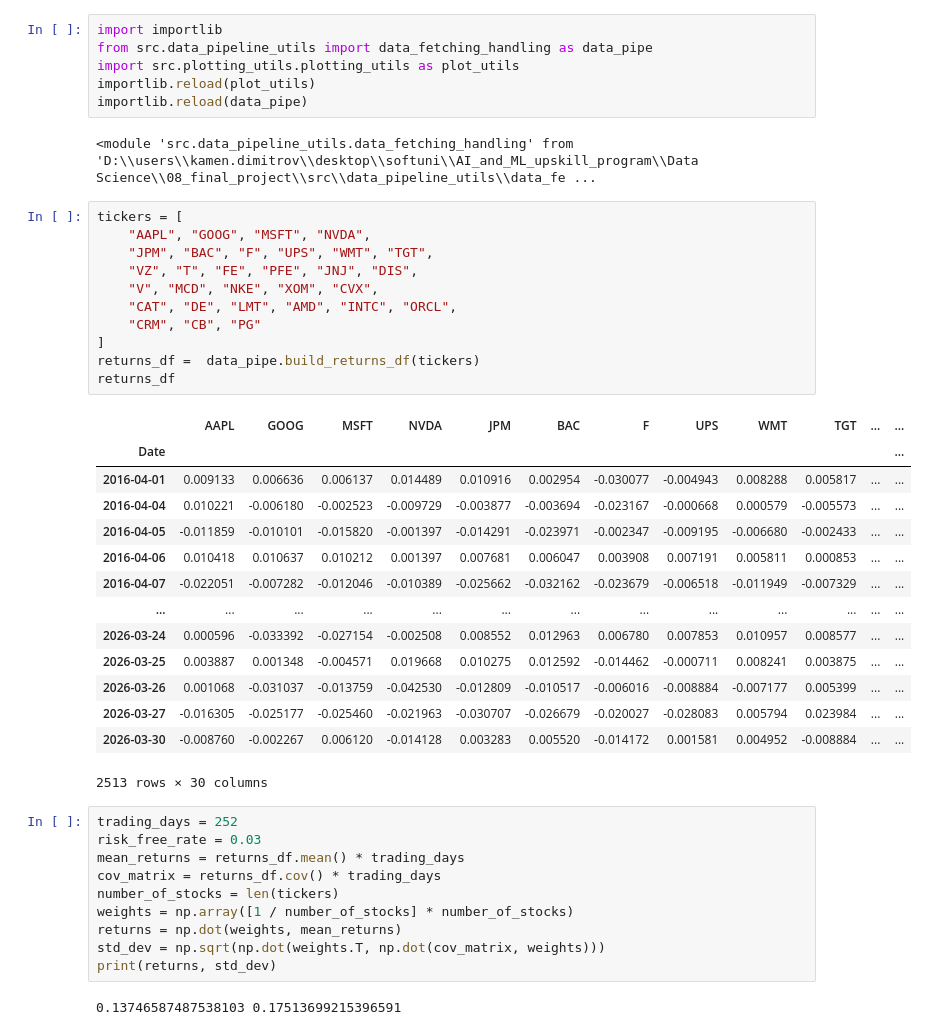
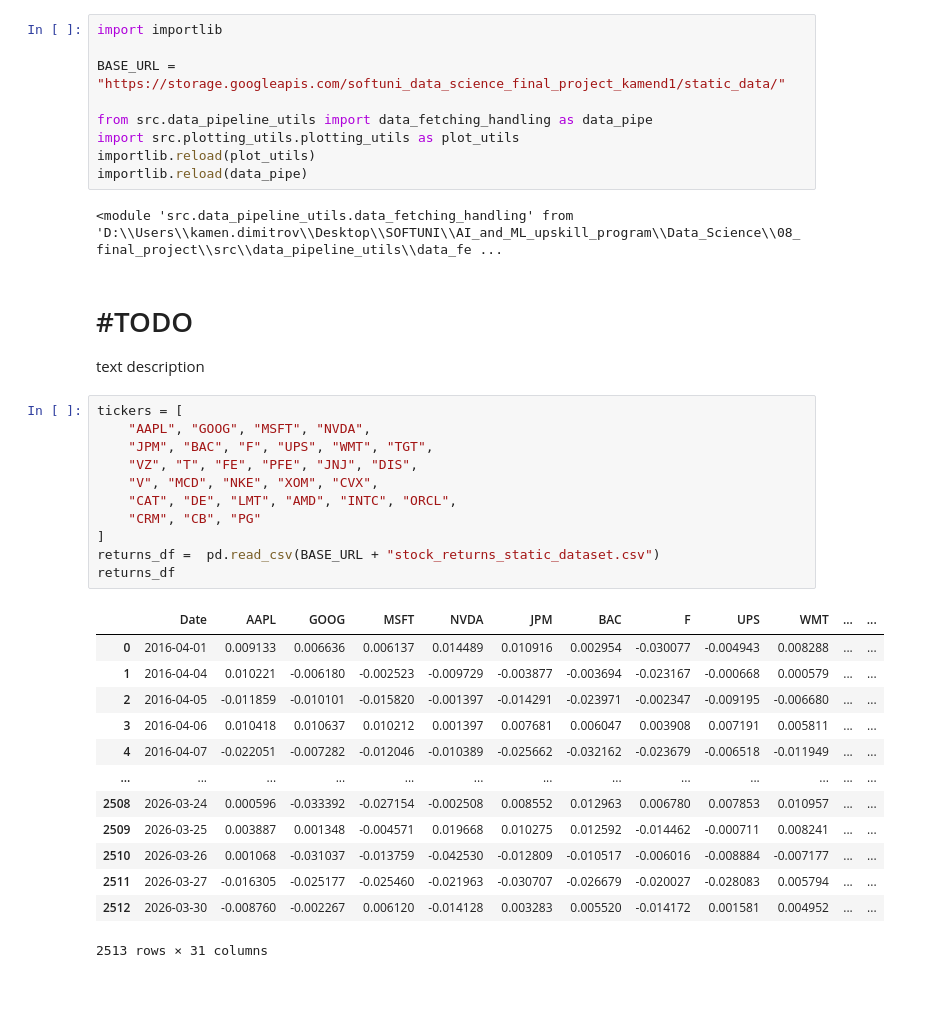
Before and after one commit to Kamend1/data_science_final_project, a Jupyter notebook: notebooks/1_4_signal_to_portfolio_influence_hypothesis_testing.ipynb, the cells around one changed output. Saved outputs shown, nothing was run; the diff lists cells and outputs as text; blank space fills up the shorter version.

```diff
--- a/notebooks/1_2_signal_hypothesis_testing.ipynb
+++ b/notebooks/1_4_signal_to_portfolio_influence_hypothesis_testing.ipynb
@@ -24,46 +34,40 @@ Working directory set to: D:\users\kamen.dimitrov\desktop\softuni\AI_and_ML_upsk
 # %%
 import importlib
+
+BASE_URL = "https://storage.googleapis.com/softuni_data_science_final_project_kamend1/static_data/"
+
 from src.data_pipeline_utils import data_fetching_handling as data_pipe
 import src.plotting_utils.plotting_utils as plot_utils
 importlib.reload(plot_utils)
 importlib.reload(data_pipe)
 # %% [output]
-<module 'src.data_pipeline_utils.data_fetching_handling' from 'D:\\users\\kamen.dimitrov\\desktop\\softuni\\AI_and_ML_upskill_program\\Data Science\\08_final_project\\src\\data_pipeline_utils\\data_fe ...
+<module 'src.data_pipeline_utils.data_fetching_handling' from 'D:\\Users\\kamen.dimitrov\\Desktop\\SOFTUNI\\AI_and_ML_upskill_program\\Data_Science\\08_final_project\\src\\data_pipeline_utils\\data_fe ...
+# %% [markdown]
+# #TODO
+
+text description
 # %%
 tickers = [
     "AAPL", "GOOG", "MSFT", "NVDA",
     "JPM", "BAC", "F", "UPS", "WMT", "TGT",
     "VZ", "T", "FE", "PFE", "JNJ", "DIS",
     "V", "MCD", "NKE", "XOM", "CVX",
     "CAT", "DE", "LMT", "AMD", "INTC", "ORCL",
     "CRM", "CB", "PG"
 ]
-returns_df =  data_pipe.build_returns_df(tickers)
+returns_df =  pd.read_csv(BASE_URL + "stock_returns_static_dataset.csv")
 returns_df
 # %% [output]
-|  | AAPL | GOOG | MSFT | NVDA | JPM | BAC | F | UPS | WMT | TGT | ... | ... |
-| Date |  |  |  |  |  |  |  |  |  |  |  | ... |
-| 2016-04-01 | 0.009133 | 0.006636 | 0.006137 | 0.014489 | 0.010916 | 0.002954 | -0.030077 | -0.004943 | 0.008288 | 0.005817 | ... | ... |
-| 2016-04-04 | 0.010221 | -0.006180 | -0.002523 | -0.009729 | -0.003877 | -0.003694 | -0.023167 | -0.000668 | 0.000579 | -0.005573 | ... | ... |
-| 2016-04-05 | -0.011859 | -0.010101 | -0.015820 | -0.001397 | -0.014291 | -0.023971 | -0.002347 | -0.009195 | -0.006680 | -0.002433 | ... | ... |
-| 2016-04-06 | 0.010418 | 0.010637 | 0.010212 | 0.001397 | 0.007681 | 0.006047 | 0.003908 | 0.007191 | 0.005811 | 0.000853 | ... | ... |
-| 2016-04-07 | -0.022051 | -0.007282 | -0.012046 | -0.010389 | -0.025662 | -0.032162 | -0.023679 | -0.006518 | -0.011949 | -0.007329 | ... | ... |
+|  | Date | AAPL | GOOG | MSFT | NVDA | JPM | BAC | F | UPS | WMT | ... | ... |
+| 0 | 2016-04-01 | 0.009133 | 0.006636 | 0.006137 | 0.014489 | 0.010916 | 0.002954 | -0.030077 | -0.004943 | 0.008288 | ... | ... |
+| 1 | 2016-04-04 | 0.010221 | -0.006180 | -0.002523 | -0.009729 | -0.003877 | -0.003694 | -0.023167 | -0.000668 | 0.000579 | ... | ... |
+| 2 | 2016-04-05 | -0.011859 | -0.010101 | -0.015820 | -0.001397 | -0.014291 | -0.023971 | -0.002347 | -0.009195 | -0.006680 | ... | ... |
+| 3 | 2016-04-06 | 0.010418 | 0.010637 | 0.010212 | 0.001397 | 0.007681 | 0.006047 | 0.003908 | 0.007191 | 0.005811 | ... | ... |
+| 4 | 2016-04-07 | -0.022051 | -0.007282 | -0.012046 | -0.010389 | -0.025662 | -0.032162 | -0.023679 | -0.006518 | -0.011949 | ... | ... |
 | ... | ... | ... | ... | ... | ... | ... | ... | ... | ... | ... | ... | ... |
-| 2026-03-24 | 0.000596 | -0.033392 | -0.027154 | -0.002508 | 0.008552 | 0.012963 | 0.006780 | 0.007853 | 0.010957 | 0.008577 | ... | ... |
-| 2026-03-25 | 0.003887 | 0.001348 | -0.004571 | 0.019668 | 0.010275 | 0.012592 | -0.014462 | -0.000711 | 0.008241 | 0.003875 | ... | ... |
-| 2026-03-26 | 0.001068 | -0.031037 | -0.013759 | -0.042530 | -0.012809 | -0.010517 | -0.006016 | -0.008884 | -0.007177 | 0.005399 | ... | ... |
-| 2026-03-27 | -0.016305 | -0.025177 | -0.025460 | -0.021963 | -0.030707 | -0.026679 | -0.020027 | -0.028083 | 0.005794 | 0.023984 | ... | ... |
-| 2026-03-30 | -0.008760 | -0.002267 | 0.006120 | -0.014128 | 0.003283 | 0.005520 | -0.014172 | 0.001581 | 0.004952 | -0.008884 | ... | ... |
+| 2508 | 2026-03-24 | 0.000596 | -0.033392 | -0.027154 | -0.002508 | 0.008552 | 0.012963 | 0.006780 | 0.007853 | 0.010957 | ... | ... |
+| 2509 | 2026-03-25 | 0.003887 | 0.001348 | -0.004571 | 0.019668 | 0.010275 | 0.012592 | -0.014462 | -0.000711 | 0.008241 | ... | ... |
+| 2510 | 2026-03-26 | 0.001068 | -0.031037 | -0.013759 | -0.042530 | -0.012809 | -0.010517 | -0.006016 | -0.008884 | -0.007177 | ... | ... |
+| 2511 | 2026-03-27 | -0.016305 | -0.025177 | -0.025460 | -0.021963 | -0.030707 | -0.026679 | -0.020027 | -0.028083 | 0.005794 | ... | ... |
+| 2512 | 2026-03-30 | -0.008760 | -0.002267 | 0.006120 | -0.014128 | 0.003283 | 0.005520 | -0.014172 | 0.001581 | 0.004952 | ... | ... |
-2513 rows × 30 columns
+2513 rows × 31 columns
-# %%
-trading_days = 252
-risk_free_rate = 0.03
-mean_returns = returns_df.mean() * trading_days
-cov_matrix = returns_df.cov() * trading_days
-number_of_stocks = len(tickers)
-weights = np.array([1 / number_of_stocks] * number_of_stocks)
-returns = np.dot(weights, mean_returns)
-std_dev = np.sqrt(np.dot(weights.T, np.dot(cov_matrix, weights)))
-print(returns, std_dev)
-# %% [output]
-0.13746587487538103 0.17513699215396591
```
Also changed, not shown: parts of 7 cells of this notebook, 3 other files.
